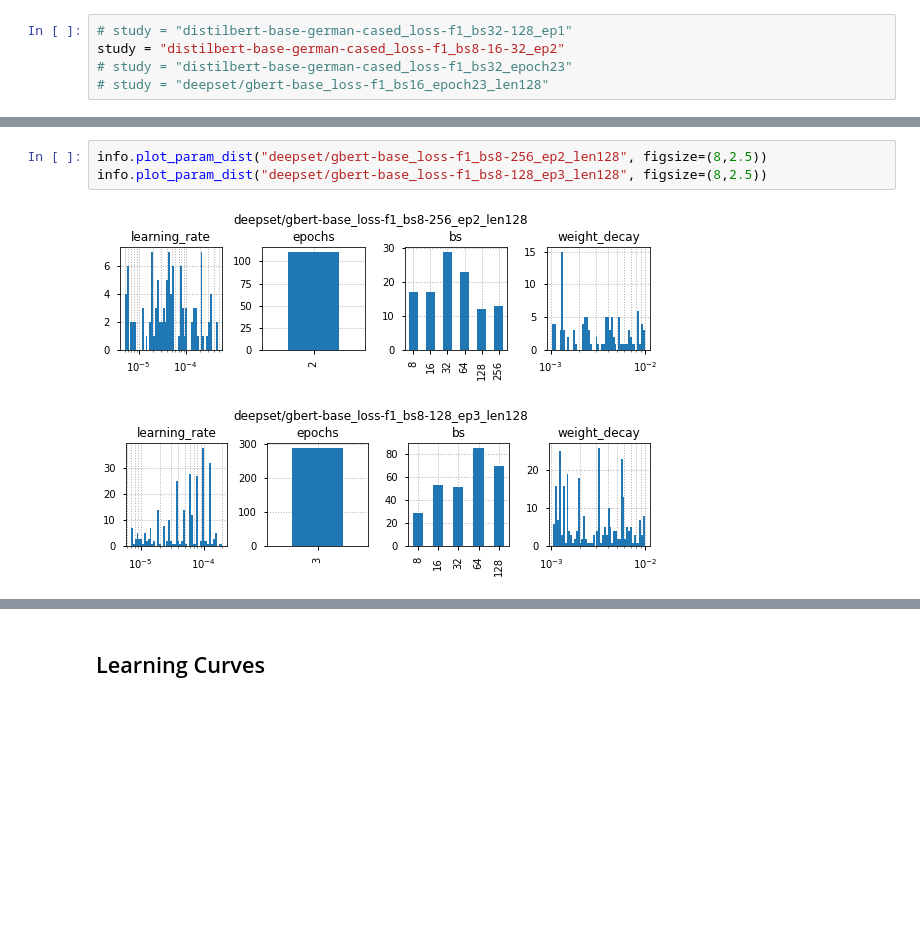
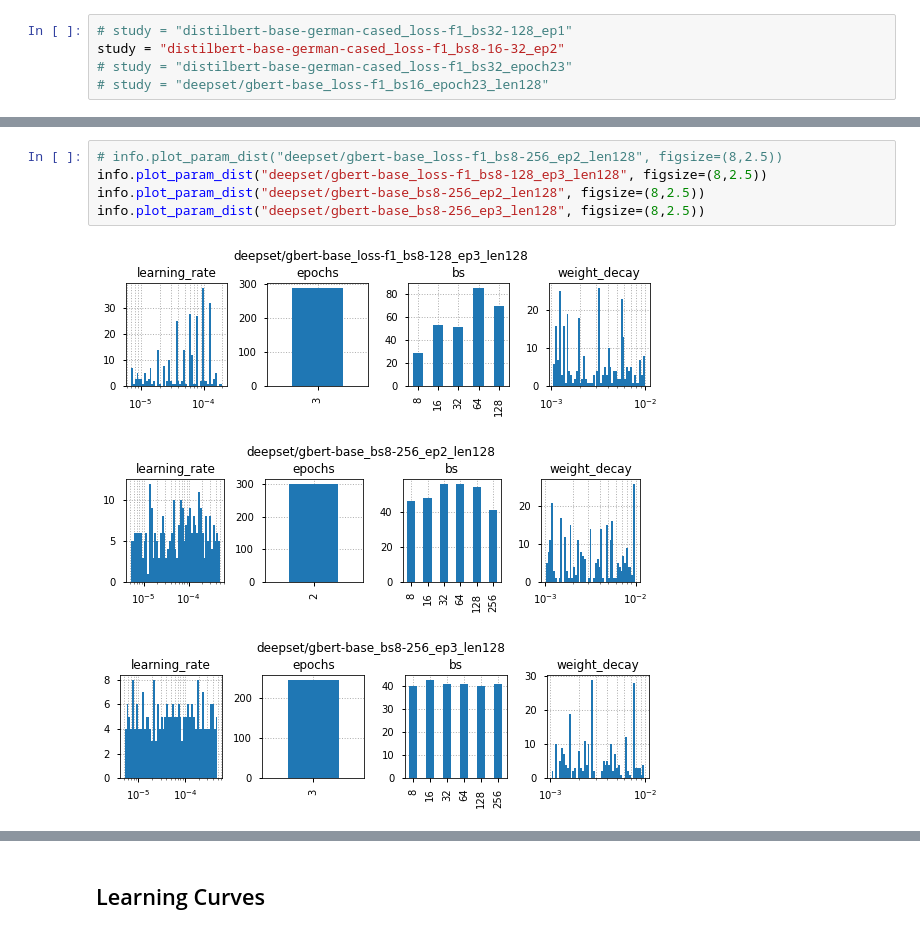
Before and after one commit to goerlitz/nlp-classification, a Jupyter notebook: notebooks/10kGNAD/colab/21d_10kGNAD_optuna_trial_analysis.ipynb, the cells around one changed output, grey strips where cells are left out. Drawn from its saved outputs; the diff is of its cells as text; blank space fills up the shorter version.

```diff
--- a/notebooks/10kGNAD/colab/21d_10kGNAD_optuna_trial_analysis.ipynb
+++ b/notebooks/10kGNAD/colab/21d_10kGNAD_optuna_trial_analysis.ipynb
@@ -417,7 +440,10 @@ display(info.get_best_trials("deepset/gbert-base_loss-f1_bs8-256_ep2_len128"))
 # %%
-info.plot_param_dist("deepset/gbert-base_loss-f1_bs8-256_ep2_len128", figsize=(8,2.5))
+# info.plot_param_dist("deepset/gbert-base_loss-f1_bs8-256_ep2_len128", figsize=(8,2.5))
 info.plot_param_dist("deepset/gbert-base_loss-f1_bs8-128_ep3_len128", figsize=(8,2.5))
+info.plot_param_dist("deepset/gbert-base_bs8-256_ep2_len128", figsize=(8,2.5))
+info.plot_param_dist("deepset/gbert-base_bs8-256_ep3_len128", figsize=(8,2.5))
 # %% [output]
-[figure, old version]
+[figure, new version]
-[figure, old version]
+[figure, new version]
+[figure, added]
 # %%
```
Also changed, not shown: parts of 34 cells of this notebook.
